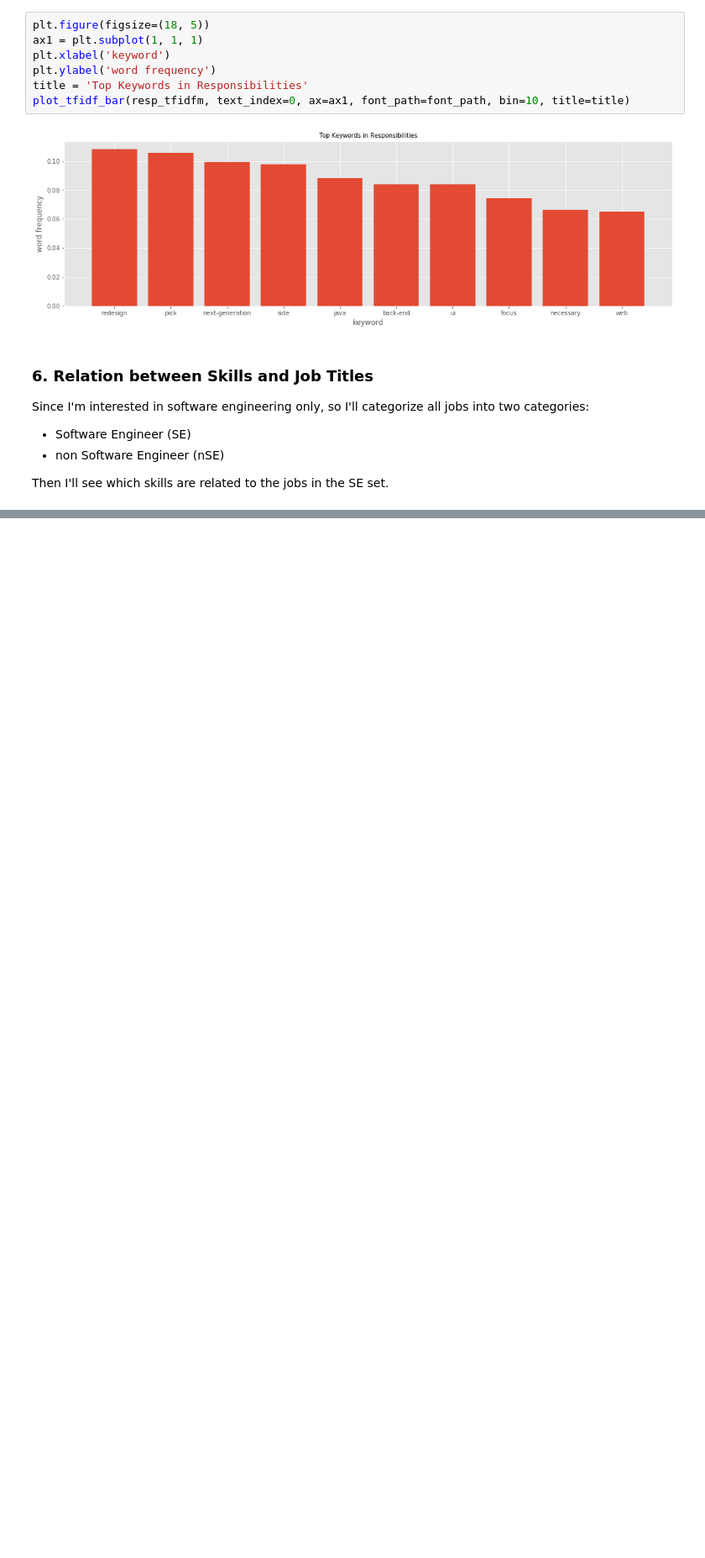
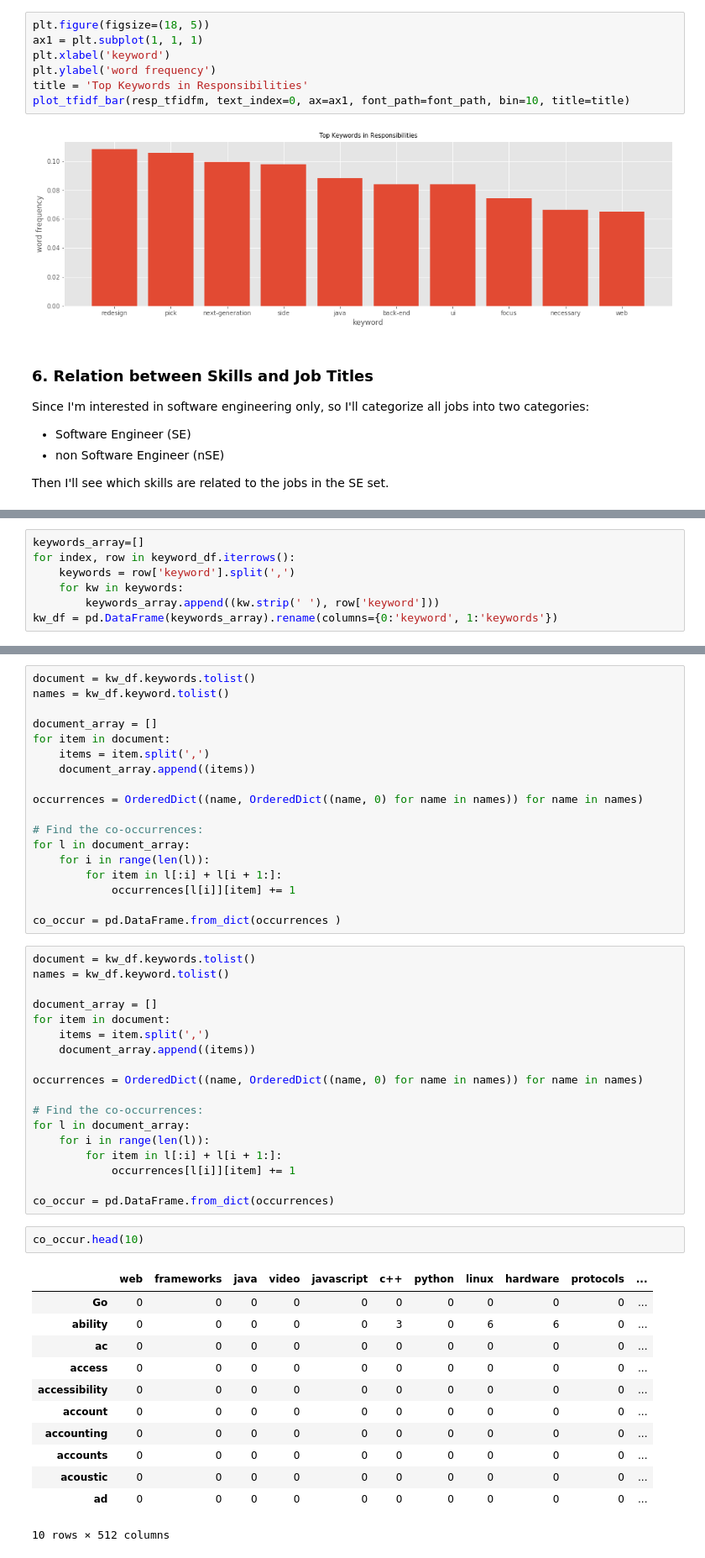
Before and after one commit to aesophor/DataScience, a Jupyter notebook: 05-Final-Project/Analyzing Google Career and Skills.ipynb, the cells around one changed output, grey strips where cells are left out. Shown at 84% size. Drawn from its saved outputs; the diff is of its cells as text; blank space fills up the shorter version.

```diff
--- a/05-Final-Project/Analyzing Google Career and Skills.ipynb
+++ b/05-Final-Project/Analyzing Google Career and Skills.ipynb
@@ -823,0 +544,7 @@ plt.show() # display
+# %%
+keywords_array=[]
+for index, row in keyword_df.iterrows():
+    keywords = row['keyword'].split(',')
+    for kw in keywords:
+        keywords_array.append((kw.strip(' '), row['keyword']))
+kw_df = pd.DataFrame(keywords_array).rename(columns={0:'keyword', 1:'keywords'})
@@ -823,0 +565,51 @@ plt.show() # display
+# %%
+document = kw_df.keywords.tolist()
+names = kw_df.keyword.tolist()
+
+document_array = []
+for item in document:
+    items = item.split(',')
+    document_array.append((items))
+
+occurrences = OrderedDict((name, OrderedDict((name, 0) for name in names)) for name in names)
+
+# Find the co-occurrences:
+for l in document_array:
+    for i in range(len(l)):
+        for item in l[:i] + l[i + 1:]:
+            occurrences[l[i]][item] += 1
+
+co_occur = pd.DataFrame.from_dict(occurrences )
+# %%
+document = kw_df.keywords.tolist()
+names = kw_df.keyword.tolist()
+
+document_array = []
+for item in document:
+    items = item.split(',')
+    document_array.append((items))
+
+occurrences = OrderedDict((name, OrderedDict((name, 0) for name in names)) for name in names)
+
+# Find the co-occurrences:
+for l in document_array:
+    for i in range(len(l)):
+        for item in l[:i] + l[i + 1:]:
+            occurrences[l[i]][item] += 1
+
+co_occur = pd.DataFrame.from_dict(occurrences)
+# %%
+co_occur.head(10)
+# %% [output]
+|  | web | frameworks | java | video | javascript | c++ | python | linux | hardware | protocols | ... |
+| Go | 0 | 0 | 0 | 0 | 0 | 0 | 0 | 0 | 0 | 0 | ... |
+| ability | 0 | 0 | 0 | 0 | 0 | 3 | 0 | 6 | 6 | 0 | ... |
+| ac | 0 | 0 | 0 | 0 | 0 | 0 | 0 | 0 | 0 | 0 | ... |
+| access | 0 | 0 | 0 | 0 | 0 | 0 | 0 | 0 | 0 | 0 | ... |
+| accessibility | 0 | 0 | 0 | 0 | 0 | 0 | 0 | 0 | 0 | 0 | ... |
+| account | 0 | 0 | 0 | 0 | 0 | 0 | 0 | 0 | 0 | 0 | ... |
+| accounting | 0 | 0 | 0 | 0 | 0 | 0 | 0 | 0 | 0 | 0 | ... |
+| accounts | 0 | 0 | 0 | 0 | 0 | 0 | 0 | 0 | 0 | 0 | ... |
+| acoustic | 0 | 0 | 0 | 0 | 0 | 0 | 0 | 0 | 0 | 0 | ... |
+| ad | 0 | 0 | 0 | 0 | 0 | 0 | 0 | 0 | 0 | 0 | ... |
+10 rows × 512 columns
```
Also changed, not shown: parts of 36 cells of this notebook, 3 other files.
